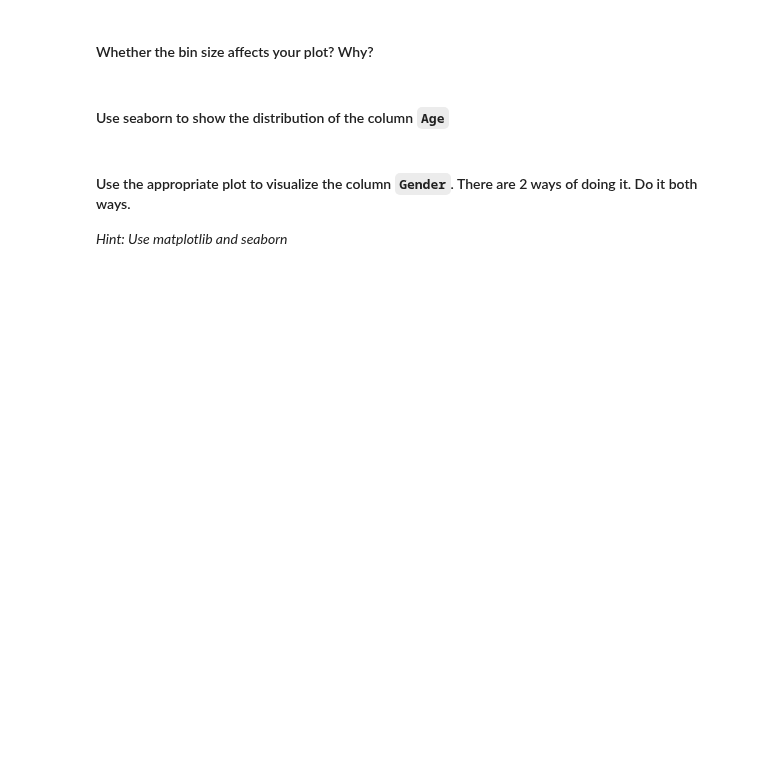
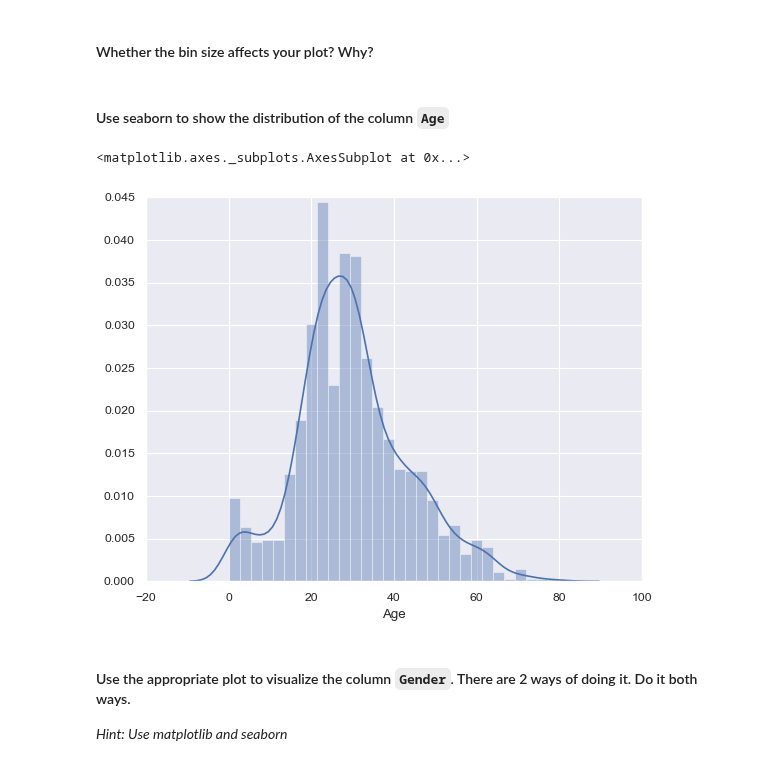
Before and after one commit to davidlafuentem/data-labs, a Jupyter notebook: module-2/lab-matplotlib-seaborn/your-code/challenge-3.ipynb, the cells around one changed output. Drawn from its saved outputs; the diff is of its cells as text; code cells hidden in the pictures; blank space fills up the shorter version.

```diff
--- a/module-2/lab-matplotlib-seaborn/your-code/challenge-3.ipynb
+++ b/module-2/lab-matplotlib-seaborn/your-code/challenge-3.ipynb
@@ -136,6 +120,12 @@ plt.subplot(2,2,3), plt.hist(titanic.Age,bins=50)
 #### Use seaborn to show the distribution of the column `Age`
 # %%
 # your code here
+sns.set()
+
+sns.distplot(titanic.Age)
+# %% [output]
+<matplotlib.axes._subplots.AxesSubplot at 0x...>
+[figure, added]
 # %% [markdown]
 #### Use the appropriate plot to visualize the column `Gender`. There are 2 ways of doing it. Do it both ways.
 
```
Also changed, not shown: parts of 20 cells of this notebook.
